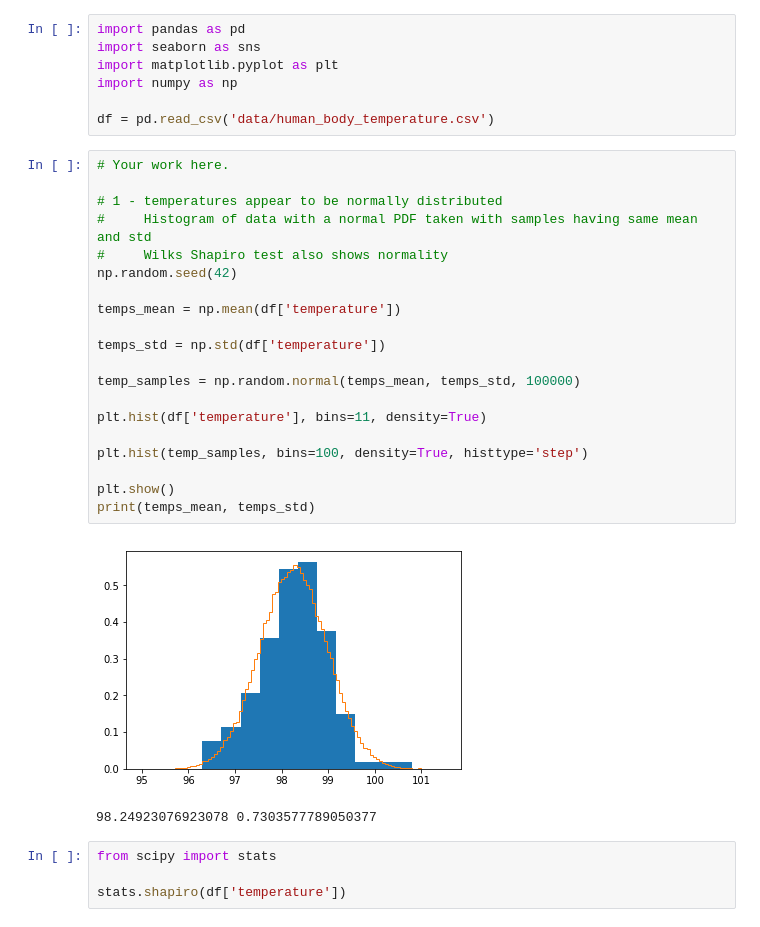
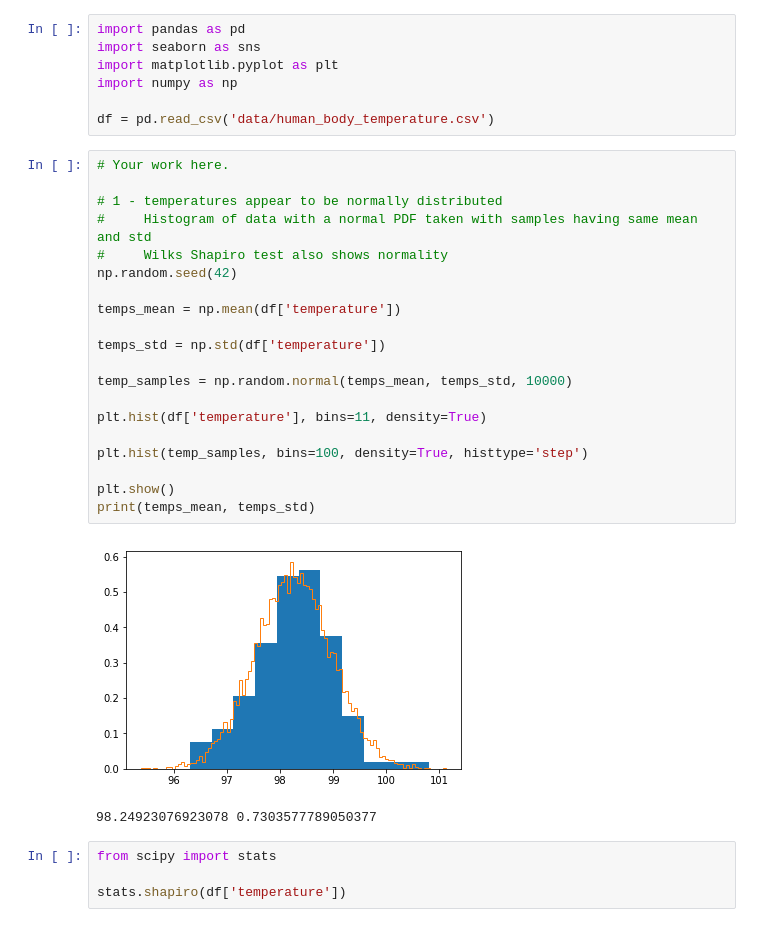
Before and after one commit to coopercunliffe/Springboard, a Jupyter notebook: EDA_human_temperature/sliderule_dsi_inferential_statistics_exercise_1.ipynb, the cells around one changed output. Cells and saved outputs as stored; diff of their text form.

```diff
--- a/EDA_human_temperature/sliderule_dsi_inferential_statistics_exercise_1.ipynb
+++ b/EDA_human_temperature/sliderule_dsi_inferential_statistics_exercise_1.ipynb
@@ -65,25 +65,25 @@ df = pd.read_csv('data/human_body_temperature.csv')
 # %%
 # Your work here.
 
 # 1 - temperatures appear to be normally distributed
 #     Histogram of data with a normal PDF taken with samples having same mean and std
 #     Wilks Shapiro test also shows normality
 np.random.seed(42)
 
 temps_mean = np.mean(df['temperature'])
 
 temps_std = np.std(df['temperature'])
 
-temp_samples = np.random.normal(temps_mean, temps_std, 100000)
+temp_samples = np.random.normal(temps_mean, temps_std, 10000)
 
 plt.hist(df['temperature'], bins=11, density=True)
 
 plt.hist(temp_samples, bins=100, density=True, histtype='step')
 
 plt.show()
 print(temps_mean, temps_std)
 # %% [output]
-[figure, old version]
+[figure, new version]
 98.24923076923078 0.7303577789050377
 # %%
 from scipy import stats
```
Also changed, not shown: parts of 13 cells of this notebook.
